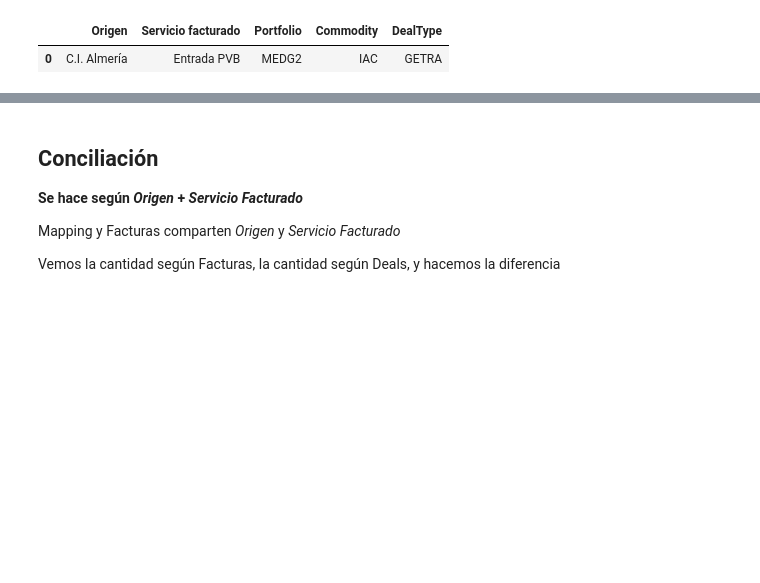
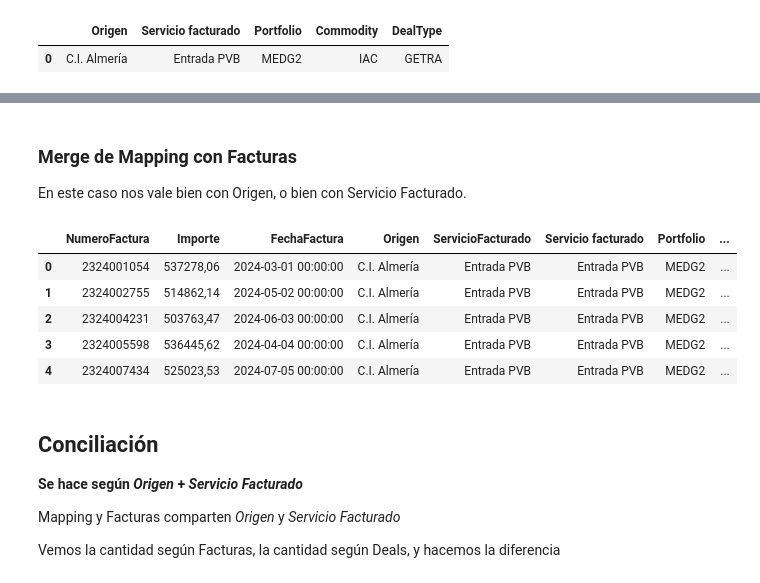
Before and after one commit to kikekzm/Data-Projects, a Jupyter notebook: ENGIE-Caso/Caso-Engie-Tips.ipynb, the cells around one changed output, grey strips where cells are left out. Drawn from its saved outputs; the diff is of its cells as text; code cells hidden in the pictures; blank space fills up the shorter version.

```diff
--- a/ENGIE-Caso/Caso-Engie-Tips.ipynb
+++ b/ENGIE-Caso/Caso-Engie-Tips.ipynb
@@ -121,3 +221,17 @@ AttributeError: 'str' object has no attribute 'get'
+# %% [markdown]
+### Merge de Mapping con Facturas
+En este caso nos vale bien con Origen, o bien con Servicio Facturado.
+# %%
+facturas_merged_df = pd.merge(facturas_filtrado_df, mapping_filtrado_df, on='Origen', how='inner')
+
+facturas_merged_df.head(100)
+# %% [output]
+|  | NumeroFactura | Importe | FechaFactura | Origen | ServicioFacturado | Servicio facturado | Portfolio | ... |
+| 0 | 2324001054 | 537278,06 | 2024-03-01 00:00:00 | C.I. Almería | Entrada PVB | Entrada PVB | MEDG2 | ... |
+| 1 | 2324002755 | 514862,14 | 2024-05-02 00:00:00 | C.I. Almería | Entrada PVB | Entrada PVB | MEDG2 | ... |
+| 2 | 2324004231 | 503763,47 | 2024-06-03 00:00:00 | C.I. Almería | Entrada PVB | Entrada PVB | MEDG2 | ... |
+| 3 | 2324005598 | 536445,62 | 2024-04-04 00:00:00 | C.I. Almería | Entrada PVB | Entrada PVB | MEDG2 | ... |
+| 4 | 2324007434 | 525023,53 | 2024-07-05 00:00:00 | C.I. Almería | Entrada PVB | Entrada PVB | MEDG2 | ... |
 # %% [markdown]
 ## Conciliación
 **Se hace según *Origen* + *Servicio Facturado***
```
Also changed, not shown: parts of 12 cells of this notebook.
